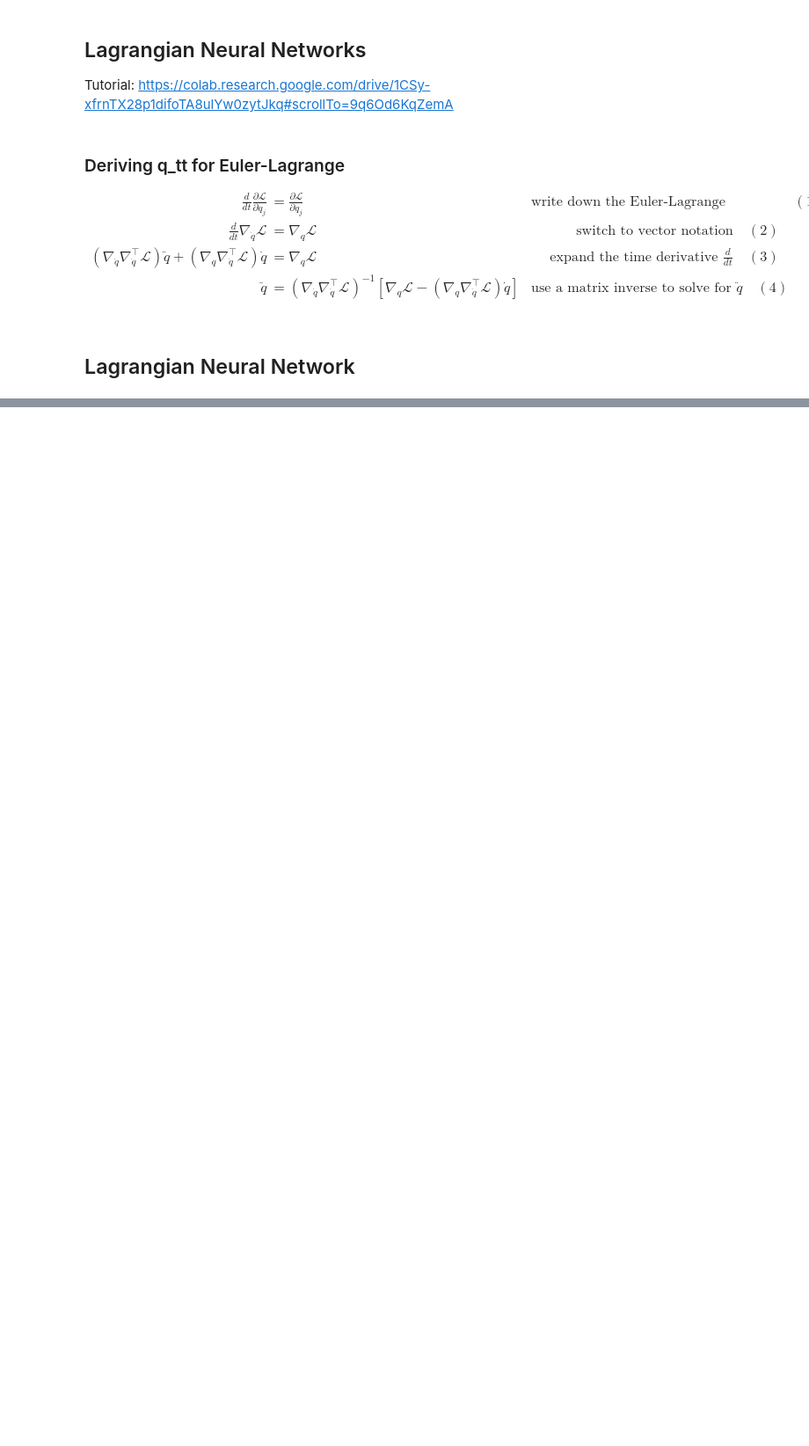
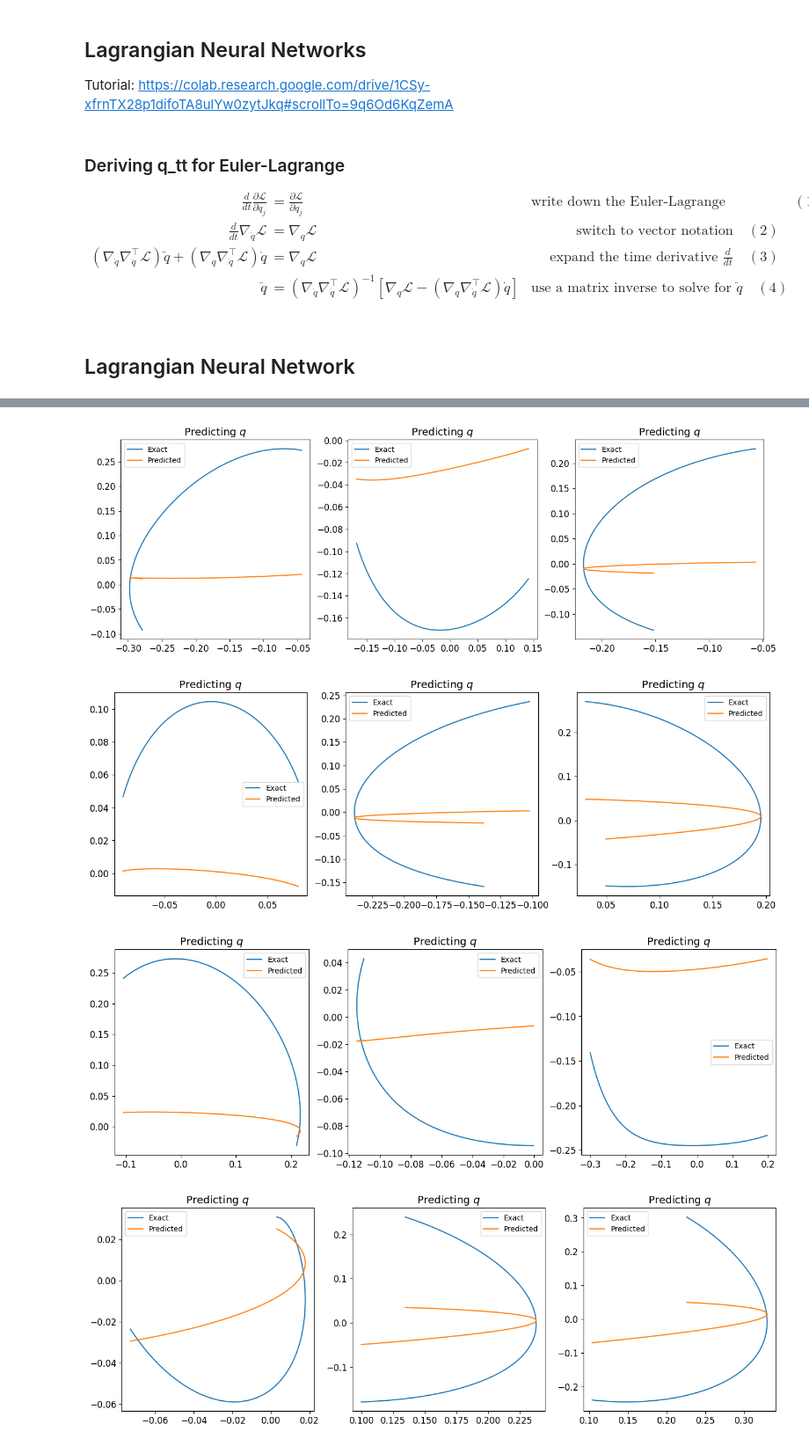
Before and after one commit to sannejamila/HamiltonianNeuralNetwork_HenonHeiles, a Jupyter notebook: LNNs_HenonHeiles.ipynb, the cells around one changed output, grey strips where cells are left out. Shown at 88% size. Cells and saved outputs as stored; diff of their text form; code cells hidden in the pictures; blank space fills up the shorter version.

```diff
--- a/LNNs_HenonHeiles.ipynb
+++ b/LNNs_HenonHeiles.ipynb
@@ -480,0 +321,4 @@ NameError: name 'opt_state' is not defined
+# %%
+
+ut_pred = jax.vmap(partial(Equation_of_motion, learned_lagrangian(params)))(u_test[0])
+ut_pred
@@ -480,0 +343,30 @@ NameError: name 'opt_state' is not defined
+# %%
+for i in [0,3,6,9,12,15]:
+
+    ut_pred = jax.vmap(partial(Equation_of_motion, learned_lagrangian(params)))(u_test[i])
+
+    fig, ax = plt.subplots(1, 3, figsize=(16, 5))
+    ax[0].plot(ut_test[i][:, 1], ut_test[i][:, 3], label = "Exact")
+    ax[0].plot(ut_pred[:, 1], ut_pred[:, 3],label = "Predicted")
+    ax[0].legend()
+    ax[0].set_title('Predicting $q$')
+
+    ut_pred = jax.vmap(partial(Equation_of_motion, learned_lagrangian(params)))(u_test[i+1])
+
+
+    ax[1].plot(ut_test[i+1][:, 1], ut_test[i+1][:, 3], label = "Exact")
+    ax[1].plot(ut_pred[:, 1], ut_pred[:, 3],label = "Predicted")
+    ax[1].legend()
+    ax[1].set_title('Predicting $q$')
+
+    ut_pred = jax.vmap(partial(Equation_of_motion, learned_lagrangian(params)))(u_test[i+2])
+
+    ax[2].plot(ut_test[i+2][:, 1], ut_test[i+2][:, 3], label = "Exact")
+    ax[2].plot(ut_pred[:, 1], ut_pred[:, 3],label = "Predicted")
+    ax[2].legend()
+    ax[2].set_title('Predicting $q$')
+# %% [output]
+[figure, added]
+[figure, added]
+[figure, added]
+[figure, added]
```
Also changed, not shown: parts of 16 cells of this notebook.
